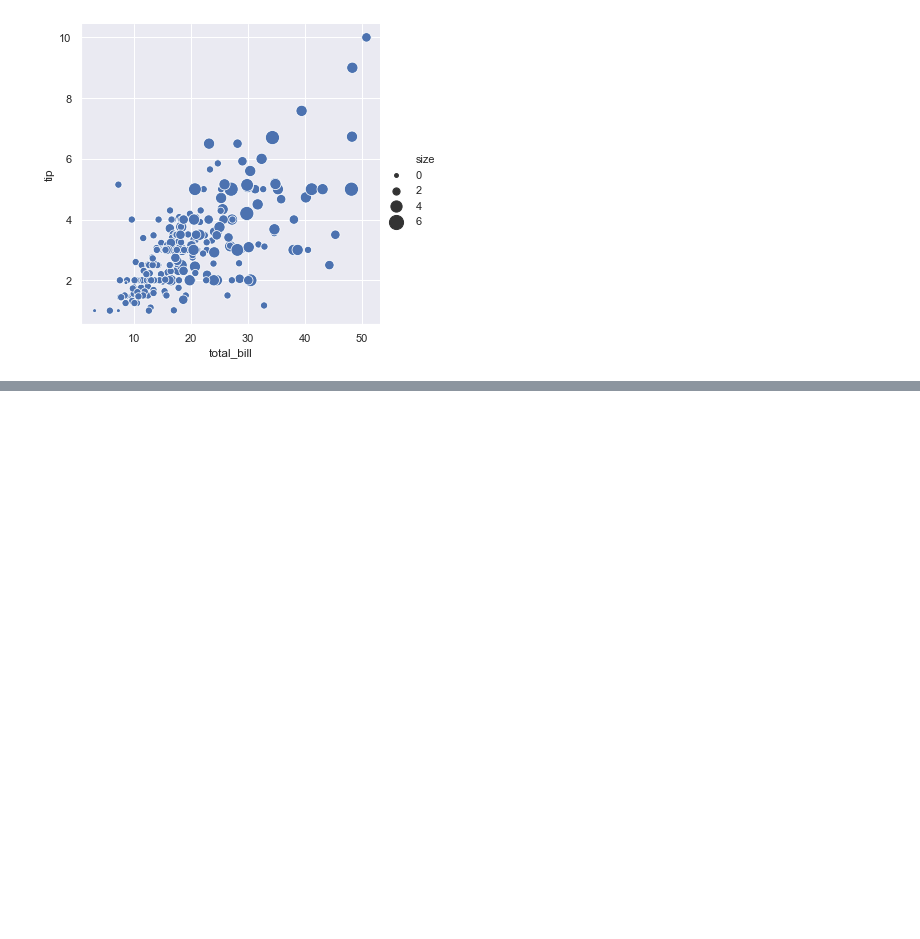
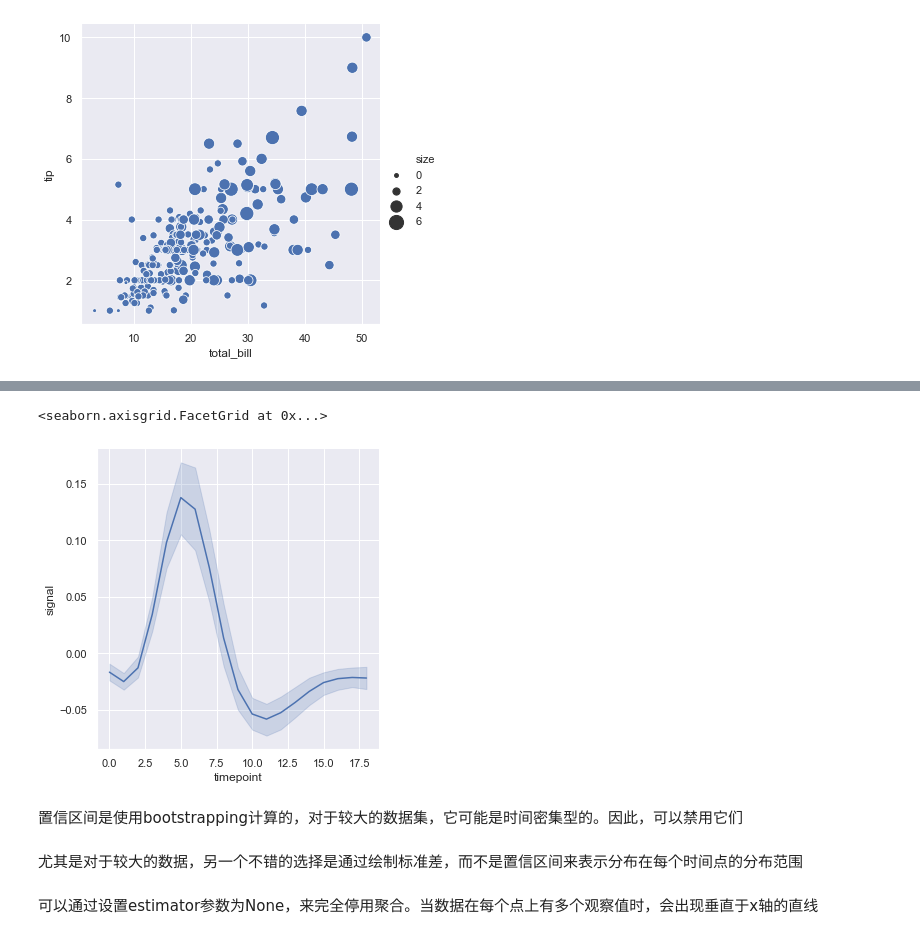
Before and after one commit to mediew/py, a Jupyter notebook: data_analysis/seaborn/scatter_01.ipynb, the cells around one changed output, grey strips where cells are left out. Drawn from its saved outputs; the diff is of its cells as text; code cells hidden in the pictures; blank space fills up the shorter version.

```diff
--- a/data_analysis/seaborn/scatter_01.ipynb
+++ b/data_analysis/seaborn/scatter_01.ipynb
@@ -74,0 +82,3 @@ g.fig.autofmt_xdate()    # 对x轴标签进行旋转，可指定参数rotation=
+# %%
+fmri = sns.load_dataset('fmri')
+fmri.head(5)
@@ -74,0 +92,8 @@ g.fig.autofmt_xdate()    # 对x轴标签进行旋转，可指定参数rotation=
+# %%
+sns.set(style='darkgrid')
+sns.relplot(x='timepoint', y='signal', kind='line', data=fmri)
+# %% [output]
+<seaborn.axisgrid.FacetGrid at 0x...>
+[figure, added]
+# %% [markdown]
+置信区间是使用bootstrapping计算的，对于较大的数据集，它可能是时间密集型的。因此，可以禁用它们
@@ -74,0 +102,2 @@ g.fig.autofmt_xdate()    # 对x轴标签进行旋转，可指定参数rotation=
+# %% [markdown]
+尤其是对于较大的数据，另一个不错的选择是通过绘制标准差，而不是置信区间来表示分布在每个时间点的分布范围
@@ -74,0 +106,2 @@ g.fig.autofmt_xdate()    # 对x轴标签进行旋转，可指定参数rotation=
+# %% [markdown]
+可以通过设置estimator参数为None，来完全停用聚合。当数据在每个点上有多个观察值时，会出现垂直于x轴的直线
```
Also changed, not shown: parts of 17 cells of this notebook, 2 other files.
